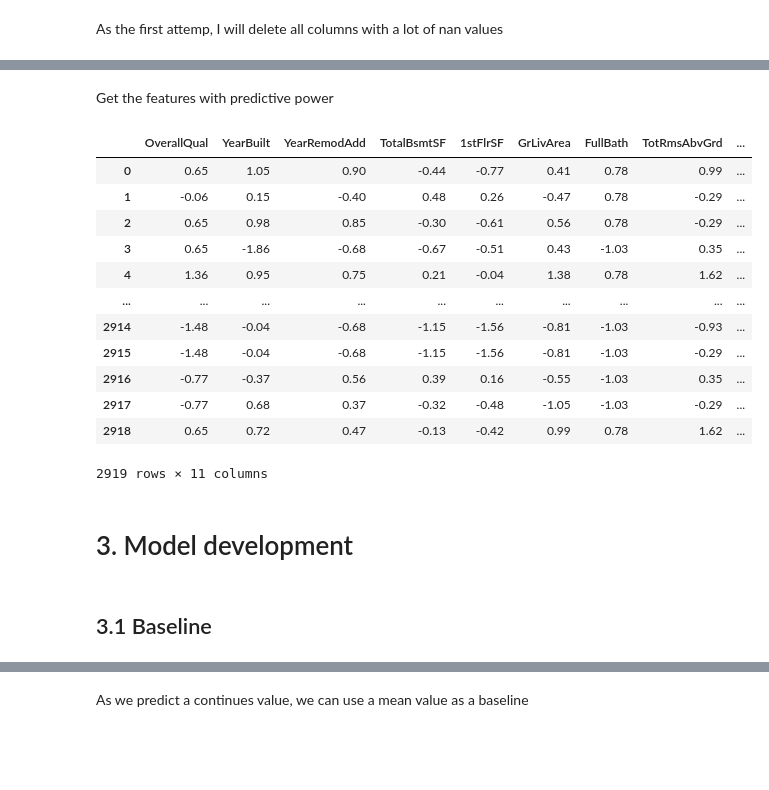
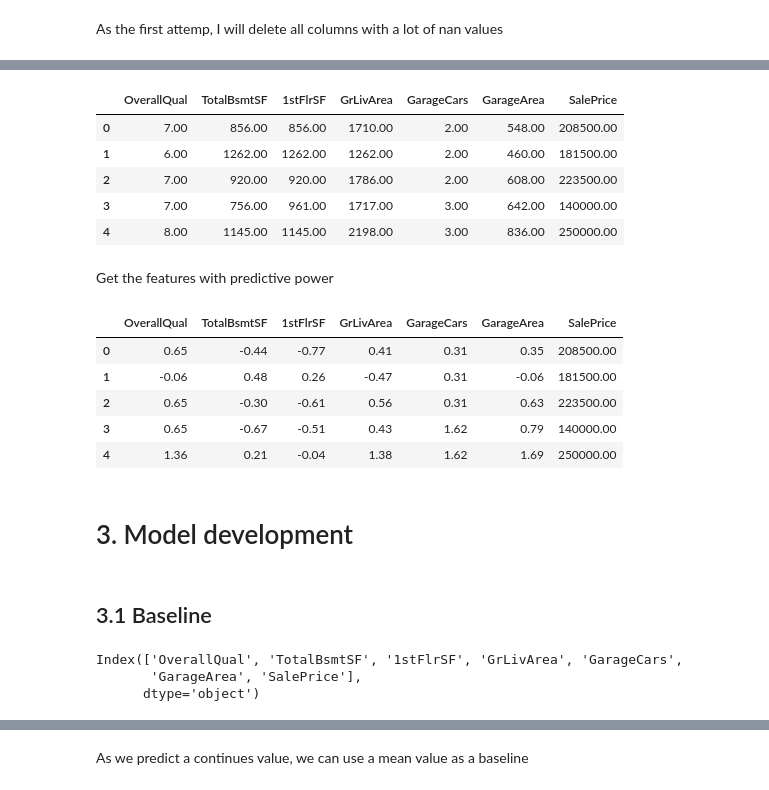
Before and after one commit to VasiliiOptimist/ml_house_prices, a Jupyter notebook: kaggle_versions.ipynb, the cells around one changed output, grey strips where cells are left out. Cells and saved outputs as stored; diff of their text form; code cells hidden in the pictures; blank space fills up the shorter version.

Commit message:
Add simple imputer, choose more features

```diff
--- a/kaggle_versions.ipynb
+++ b/kaggle_versions.ipynb
@@ -27,11 +28,14 @@ warnings.filterwarnings('ignore')
 # %%
-train = pd.read_csv('train.csv')
-train.drop(['Id'], axis=1, inplace=True)
+# PATH = '/kaggle/input/house-prices-advanced-regression-techniques/'
+PATH = ""
 
-test = pd.read_csv('test.csv')
-test_ID = test['Id']
+train = pd.read_csv(f"{PATH}train.csv")
+train.drop(["Id"], axis=1, inplace=True)
 
-test.drop(['Id'], axis=1, inplace=True)
+test = pd.read_csv(f"{PATH}test.csv")
+test_ID = test["Id"]
+
+test.drop(["Id"], axis=1, inplace=True)
 
 df = pd.concat([train, test], ignore_index=True)
 
@@ -80,0 +110,5 @@ categorical_features = my_module.get_type_features(df, ['object'])
+# %%
+for col in numeric_features[:-1]:
+    imp = SimpleImputer(missing_values=np.nan, strategy="median")
+    df[[col]] = imp.fit_transform(df[[col]])
+df[numeric_features].info()
@@ -87,2 +139,15 @@ px.imshow(df[numeric_features].corr()[
+# %%
+predictive_features = my_module.get_corr_features(
+    df[numeric_features].corr()["SalePrice"], 0.6
+)
+df_final = df[predictive_features].copy(deep=True)
+df_final.head()
+# %% [output]
+|  | OverallQual | TotalBsmtSF | 1stFlrSF | GrLivArea | GarageCars | GarageArea | SalePrice |
+| 0 | 7.00 | 856.00 | 856.00 | 1710.00 | 2.00 | 548.00 | 208500.00 |
+| 1 | 6.00 | 1262.00 | 1262.00 | 1262.00 | 2.00 | 460.00 | 181500.00 |
+| 2 | 7.00 | 920.00 | 920.00 | 1786.00 | 2.00 | 608.00 | 223500.00 |
+| 3 | 7.00 | 756.00 | 961.00 | 1717.00 | 3.00 | 642.00 | 140000.00 |
+| 4 | 8.00 | 1145.00 | 1145.00 | 2198.00 | 3.00 | 836.00 | 250000.00 |
 # %% [markdown]
 Get the features with predictive power
@@ -93,22 +154,25 @@ df_final = df[predictive_features].copy(deep=True)
 # %%
 scaler = preprocessing.StandardScaler()
 df_final[df_final.columns[:-1]] = scaler.fit_transform(df_final.iloc[:, :-1])
-df_final
+df_final.head()
 # %% [output]
-|  | OverallQual | YearBuilt | YearRemodAdd | TotalBsmtSF | 1stFlrSF | GrLivArea | FullBath | TotRmsAbvGrd | ... |
-| 0 | 0.65 | 1.05 | 0.90 | -0.44 | -0.77 | 0.41 | 0.78 | 0.99 | ... |
-| 1 | -0.06 | 0.15 | -0.40 | 0.48 | 0.26 | -0.47 | 0.78 | -0.29 | ... |
-| 2 | 0.65 | 0.98 | 0.85 | -0.30 | -0.61 | 0.56 | 0.78 | -0.29 | ... |
-| 3 | 0.65 | -1.86 | -0.68 | -0.67 | -0.51 | 0.43 | -1.03 | 0.35 | ... |
-| 4 | 1.36 | 0.95 | 0.75 | 0.21 | -0.04 | 1.38 | 0.78 | 1.62 | ... |
-| ... | ... | ... | ... | ... | ... | ... | ... | ... | ... |
-| 2914 | -1.48 | -0.04 | -0.68 | -1.15 | -1.56 | -0.81 | -1.03 | -0.93 | ... |
-| 2915 | -1.48 | -0.04 | -0.68 | -1.15 | -1.56 | -0.81 | -1.03 | -0.29 | ... |
-| 2916 | -0.77 | -0.37 | 0.56 | 0.39 | 0.16 | -0.55 | -1.03 | 0.35 | ... |
-| 2917 | -0.77 | 0.68 | 0.37 | -0.32 | -0.48 | -1.05 | -1.03 | -0.29 | ... |
-| 2918 | 0.65 | 0.72 | 0.47 | -0.13 | -0.42 | 0.99 | 0.78 | 1.62 | ... |
+|  | OverallQual | TotalBsmtSF | 1stFlrSF | GrLivArea | GarageCars | GarageArea | SalePrice |
+| 0 | 0.65 | -0.44 | -0.77 | 0.41 | 0.31 | 0.35 | 208500.00 |
+| 1 | -0.06 | 0.48 | 0.26 | -0.47 | 0.31 | -0.06 | 181500.00 |
+| 2 | 0.65 | -0.30 | -0.61 | 0.56 | 0.31 | 0.63 | 223500.00 |
+| 3 | 0.65 | -0.67 | -0.51 | 0.43 | 1.62 | 0.79 | 140000.00 |
+| 4 | 1.36 | 0.21 | -0.04 | 1.38 | 1.62 | 1.69 | 250000.00 |
-2919 rows × 11 columns
 # %% [markdown]
-<h1> 3. Model development </h1>
+<a id="3"></a>
+
+# 3. Model development
 # %% [markdown]
-<h2> 3.1 Baseline </h2>
+<a id='3.1'> </a>
+
+## 3.1 Baseline
+# %%
+df_final.columns
+# %% [output]
+Index(['OverallQual', 'TotalBsmtSF', '1stFlrSF', 'GrLivArea', 'GarageCars',
+       'GarageArea', 'SalePrice'],
+      dtype='object')
```
Also changed, not shown: parts of 25 cells of this notebook, 3 other files.
